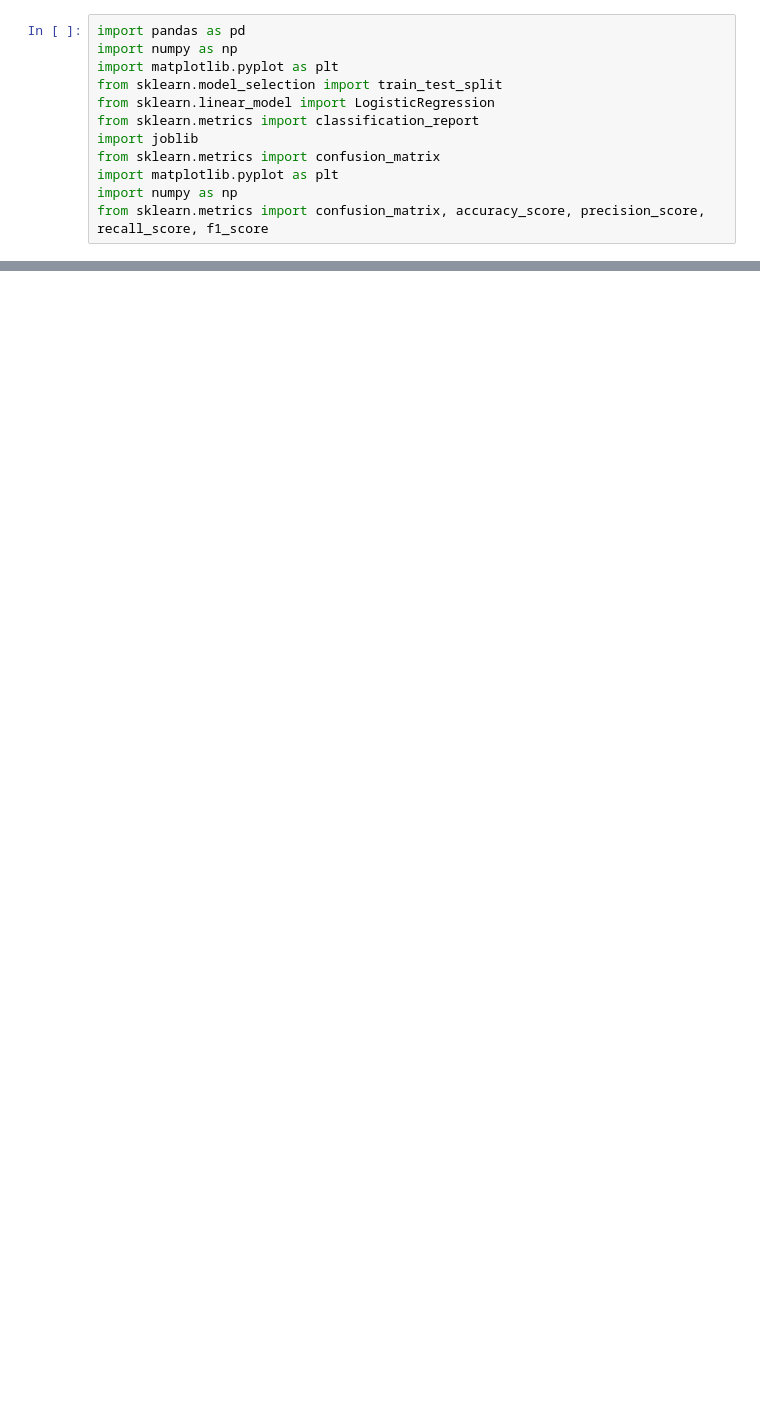
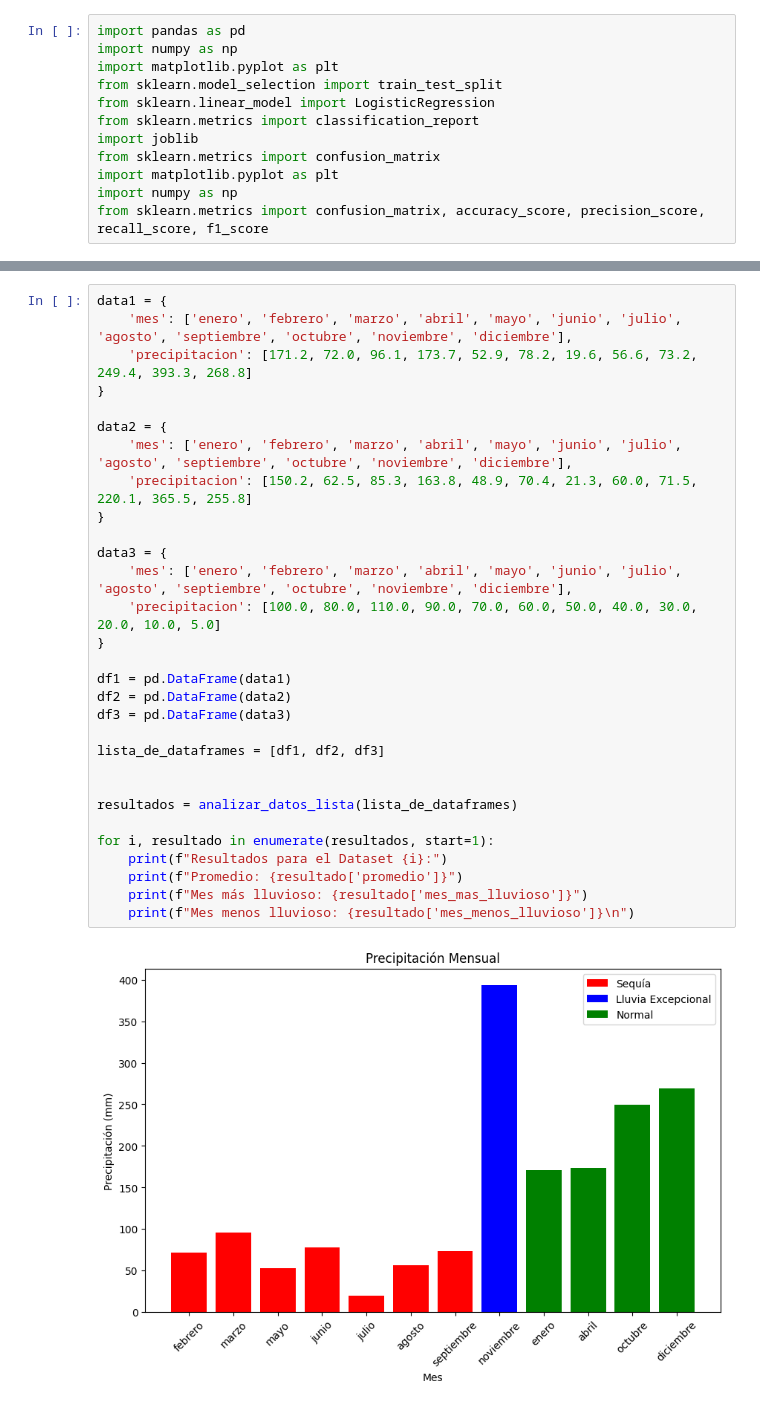
Before and after one commit to Javierfiestasbotella/Predicciones-precipitaciones-anuales, a Jupyter notebook: Proyecto_Final_IA_02.ipynb, the cells around one changed output, grey strips where cells are left out. Cells and saved outputs as stored; diff of their text form; blank space fills up the shorter version.

```diff
--- a/Proyecto_Final_IA_02.ipynb
+++ b/Proyecto_Final_IA_02.ipynb
@@ -206,0 +275,32 @@ Predicción de Valor Anual de Lluvia (Regresión): 1627.3
+# %%
+data1 = {
+    'mes': ['enero', 'febrero', 'marzo', 'abril', 'mayo', 'junio', 'julio', 'agosto', 'septiembre', 'octubre', 'noviembre', 'diciembre'],
+    'precipitacion': [171.2, 72.0, 96.1, 173.7, 52.9, 78.2, 19.6, 56.6, 73.2, 249.4, 393.3, 268.8]
+}
+
+data2 = {
+    'mes': ['enero', 'febrero', 'marzo', 'abril', 'mayo', 'junio', 'julio', 'agosto', 'septiembre', 'octubre', 'noviembre', 'diciembre'],
+    'precipitacion': [150.2, 62.5, 85.3, 163.8, 48.9, 70.4, 21.3, 60.0, 71.5, 220.1, 365.5, 255.8]
+}
+
+data3 = {
+    'mes': ['enero', 'febrero', 'marzo', 'abril', 'mayo', 'junio', 'julio', 'agosto', 'septiembre', 'octubre', 'noviembre', 'diciembre'],
+    'precipitacion': [100.0, 80.0, 110.0, 90.0, 70.0, 60.0, 50.0, 40.0, 30.0, 20.0, 10.0, 5.0]
+}
+
+df1 = pd.DataFrame(data1)
+df2 = pd.DataFrame(data2)
+df3 = pd.DataFrame(data3)
+
+lista_de_dataframes = [df1, df2, df3]
+
+
+resultados = analizar_datos_lista(lista_de_dataframes)
+
+for i, resultado in enumerate(resultados, start=1):
+    print(f"Resultados para el Dataset {i}:")
+    print(f"Promedio: {resultado['promedio']}")
+    print(f"Mes más lluvioso: {resultado['mes_mas_lluvioso']}")
+    print(f"Mes menos lluvioso: {resultado['mes_menos_lluvioso']}\n")
+# %% [output]
+[figure, added]
```
Also changed, not shown: parts of 15 cells of this notebook, 15 other files.
